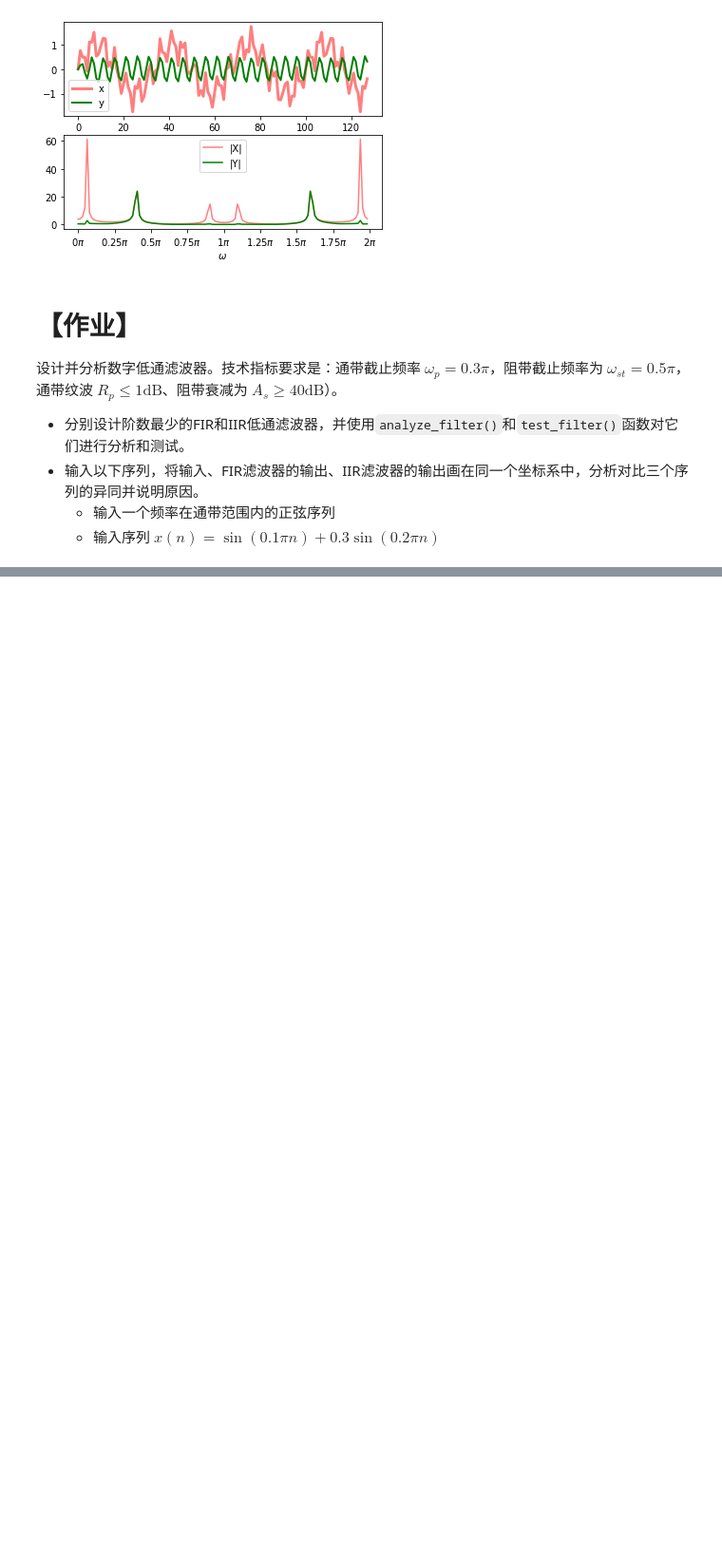
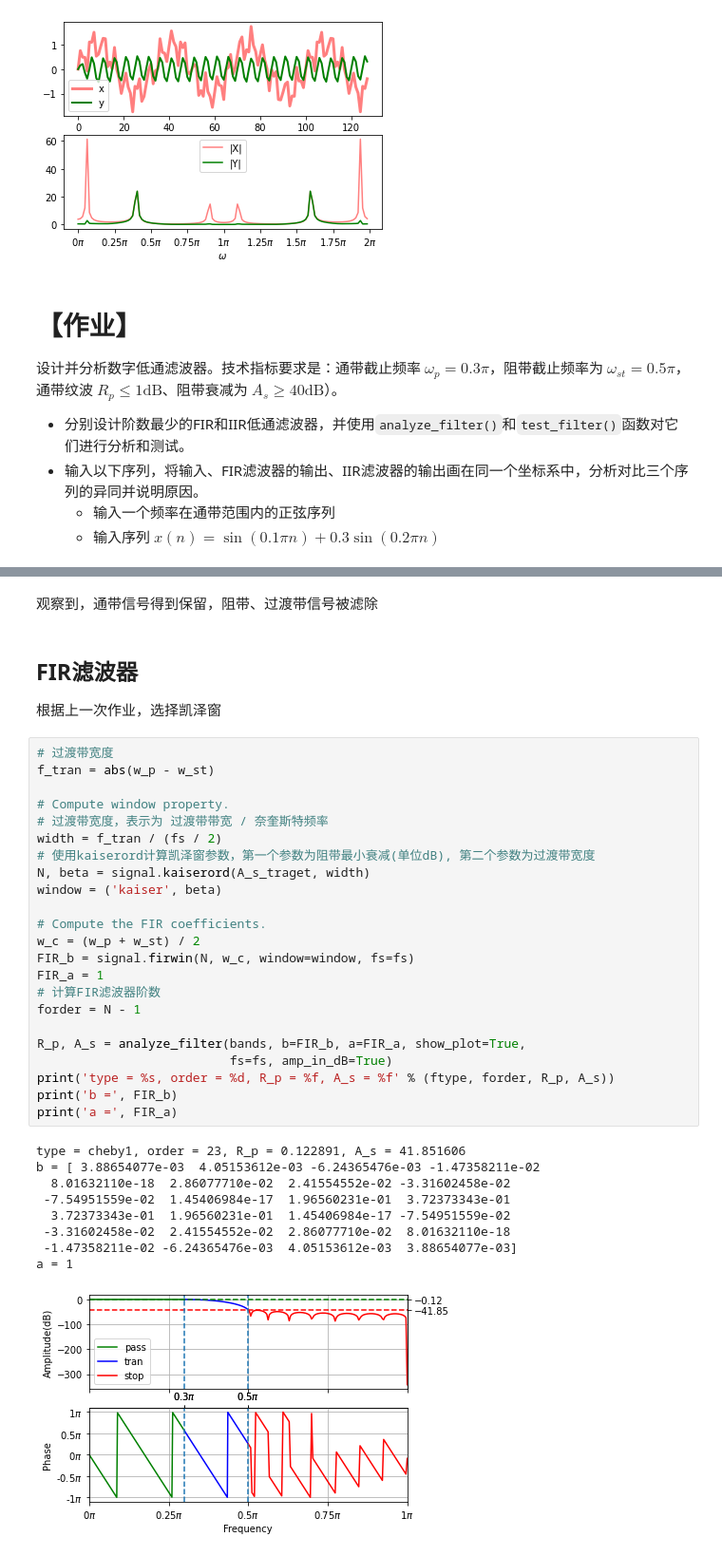
Before and after one commit to Windmill-City/DSP-Learning, a Jupyter notebook: IIR滤波器的设计/ex.6-10.IIR.student.ipynb, the cells around one changed output, grey strips where cells are left out. Shown: that part at 95% size. Saved outputs shown, nothing was run; the diff lists cells and outputs as text; blank space fills up the shorter version.

```diff
--- a/IIR滤波器的设计/ex.6-10.IIR.student.ipynb
+++ b/IIR滤波器的设计/ex.6-10.IIR.student.ipynb
@@ -343,0 +461,39 @@ test_filter(b, a, x);
+# %% [markdown]
+观察到，通带信号得到保留，阻带、过渡带信号被滤除
+# %% [markdown]
+## FIR滤波器
+
+根据上一次作业，选择凯泽窗
+# %%
+# 过渡带宽度
+f_tran = abs(w_p - w_st)
+
+# Compute window property.
+# 过渡带宽度，表示为 过渡带带宽 / 奈奎斯特频率
+width = f_tran / (fs / 2)
+# 使用kaiserord计算凯泽窗参数，第一个参数为阻带最小衰减(单位dB), 第二个参数为过渡带宽度
+N, beta = signal.kaiserord(A_s_traget, width)
+window = ('kaiser', beta)
+
+# Compute the FIR coefficients.
+w_c = (w_p + w_st) / 2
+FIR_b = signal.firwin(N, w_c, window=window, fs=fs)
+FIR_a = 1
+# 计算FIR滤波器阶数
+forder = N - 1
+
+R_p, A_s = analyze_filter(bands, b=FIR_b, a=FIR_a, show_plot=True,
+                          fs=fs, amp_in_dB=True)
+print('type = %s, order = %d, R_p = %f, A_s = %f' % (ftype, forder, R_p, A_s))
+print('b =', FIR_b)
+print('a =', FIR_a)
+# %% [output]
+type = cheby1, order = 23, R_p = 0.122891, A_s = 41.851606
+b = [ 3.88654077e-03  4.05153612e-03 -6.24365476e-03 -1.47358211e-02
+  8.01632110e-18  2.86077710e-02  2.41554552e-02 -3.31602458e-02
+ -7.54951559e-02  1.45406984e-17  1.96560231e-01  3.72373343e-01
+  3.72373343e-01  1.96560231e-01  1.45406984e-17 -7.54951559e-02
+ -3.31602458e-02  2.41554552e-02  2.86077710e-02  8.01632110e-18
+ -1.47358211e-02 -6.24365476e-03  4.05153612e-03  3.88654077e-03]
+a = 1
+[figure, added]
```
Also changed, not shown: parts of 20 cells of this notebook.
